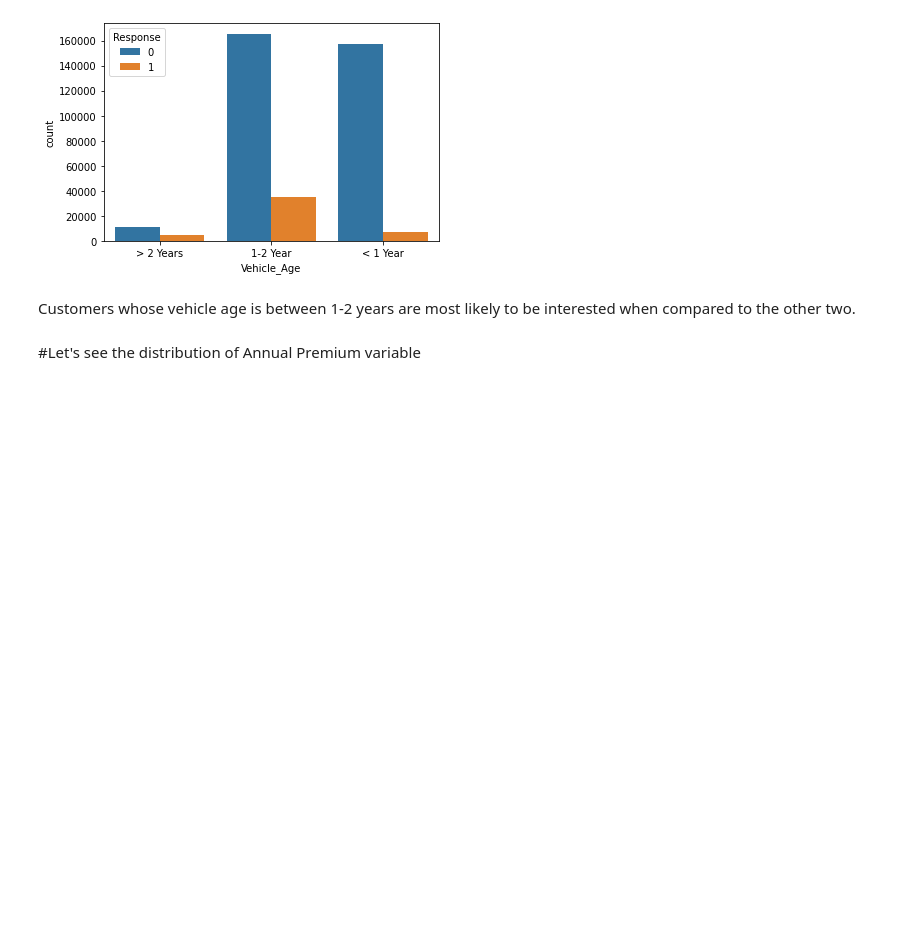
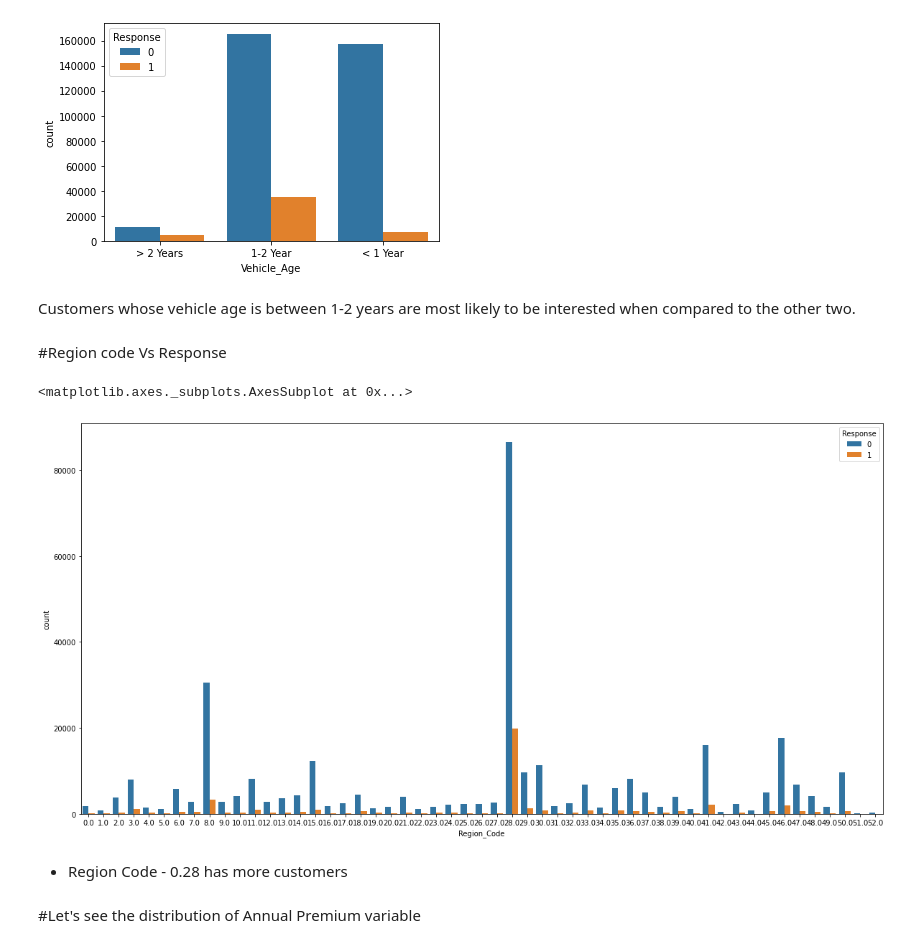
Before and after one commit to bindukovvada/HEALTH-INSURANCE-CROSS-SELL-PREDICTION, a Jupyter notebook: HEALTH_INSURANCE_CROSS_SELL_PREDICTION.ipynb, the cells around one changed output. Saved outputs shown, nothing was run; the diff lists cells and outputs as text; code cells hidden in the pictures; blank space fills up the shorter version.

```diff
--- a/HEALTH_INSURANCE_CROSS_SELL_PREDICTION.ipynb
+++ b/HEALTH_INSURANCE_CROSS_SELL_PREDICTION.ipynb
@@ -240,6 +283,16 @@ sns.countplot(data['Vehicle_Age'], hue= data['Response'], data=data)
 [figure]
 # %% [markdown]
 Customers whose vehicle age is between 1-2 years are most likely to be interested when compared to the other two.
+# %% [markdown]
+#Region code Vs Response
+# %%
+plt.figure(figsize = (20,10))
+sns.countplot(x='Region_Code', hue='Response', data=data)
+# %% [output]
+<matplotlib.axes._subplots.AxesSubplot at 0x...>
+[figure, added]
+# %% [markdown]
+*   Region Code - 0.28 has more customers
 # %% [markdown]
 #Let's see the distribution of Annual Premium variable
 # %%
```
Also changed, not shown: parts of 36 cells of this notebook.
